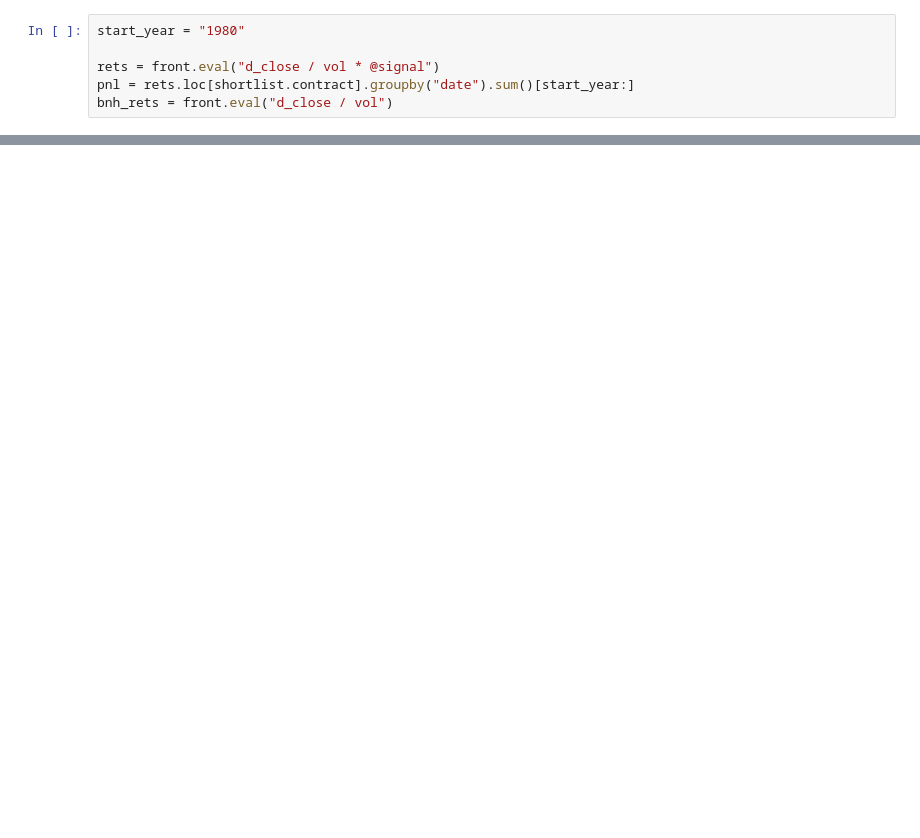
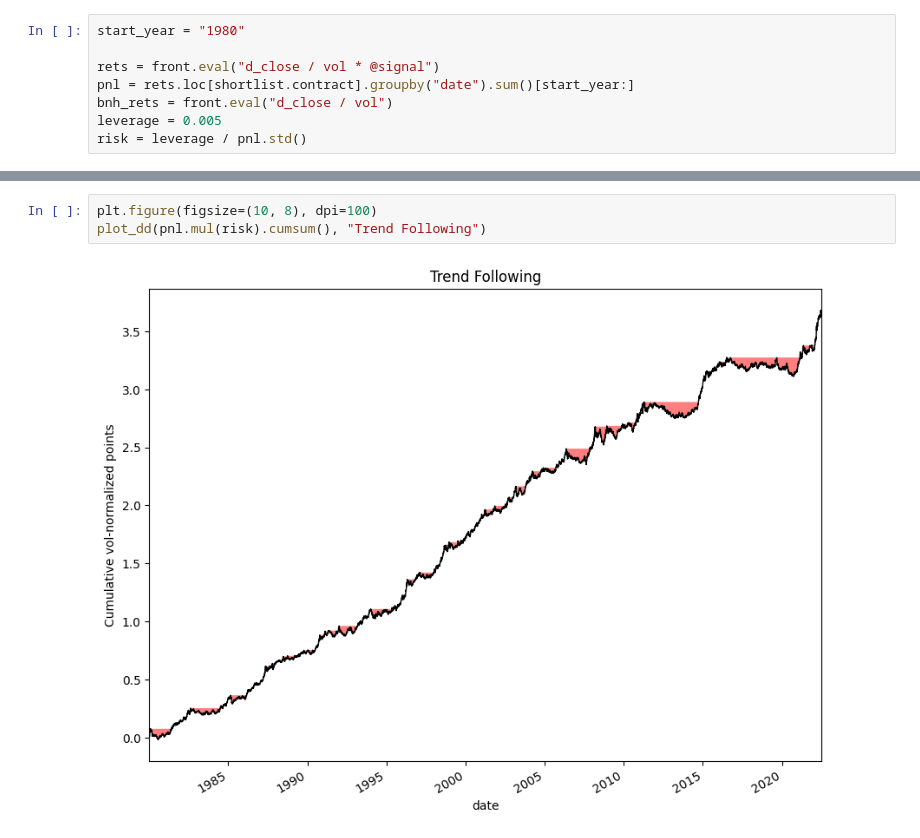
Before and after one commit to chiaolun/trend_following, a Jupyter notebook: analysis.ipynb, the cells around one changed output, grey strips where cells are left out. Cells and saved outputs as stored; diff of their text form; blank space fills up the shorter version.

```diff
--- a/analysis.ipynb
+++ b/analysis.ipynb
@@ -346,4 +321,6 @@ start_year = "1980"
 rets = front.eval("d_close / vol * @signal")
 pnl = rets.loc[shortlist.contract].groupby("date").sum()[start_year:]
 bnh_rets = front.eval("d_close / vol")
+leverage = 0.005
+risk = leverage / pnl.std()
 # %% [output]
@@ -450,0 +524,5 @@ time: 3.96 ms (started: 2022-07-05 22:27:58 +08:00)
+# %%
+plt.figure(figsize=(10, 8), dpi=100)
+plot_dd(pnl.mul(risk).cumsum(), "Trend Following")
+# %% [output]
+[figure, added]
```
Also changed, not shown: parts of 63 cells of this notebook, 5 other files.
